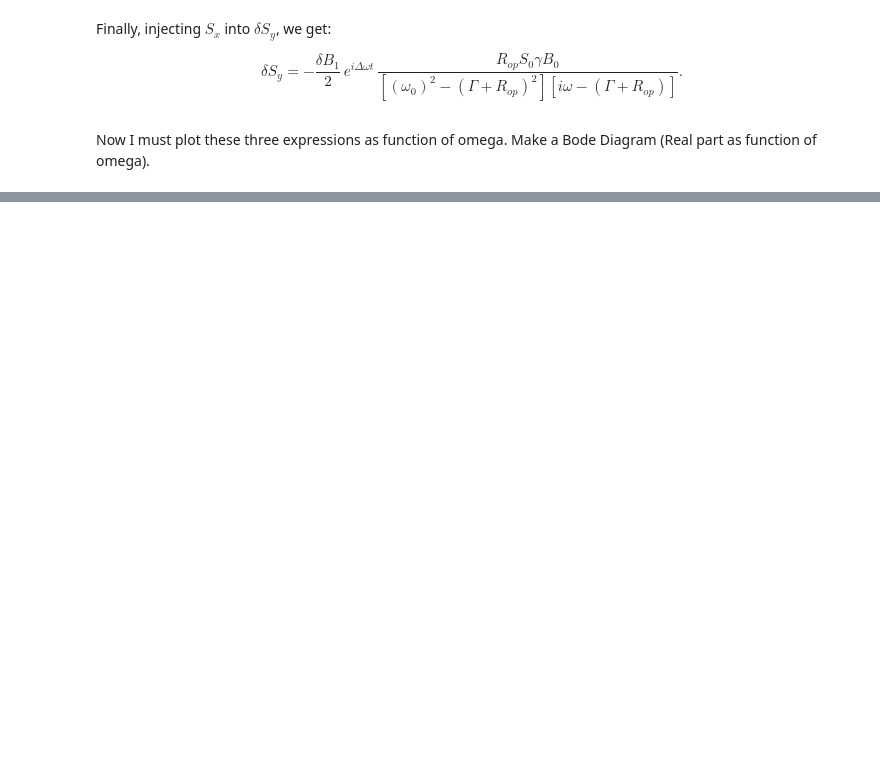
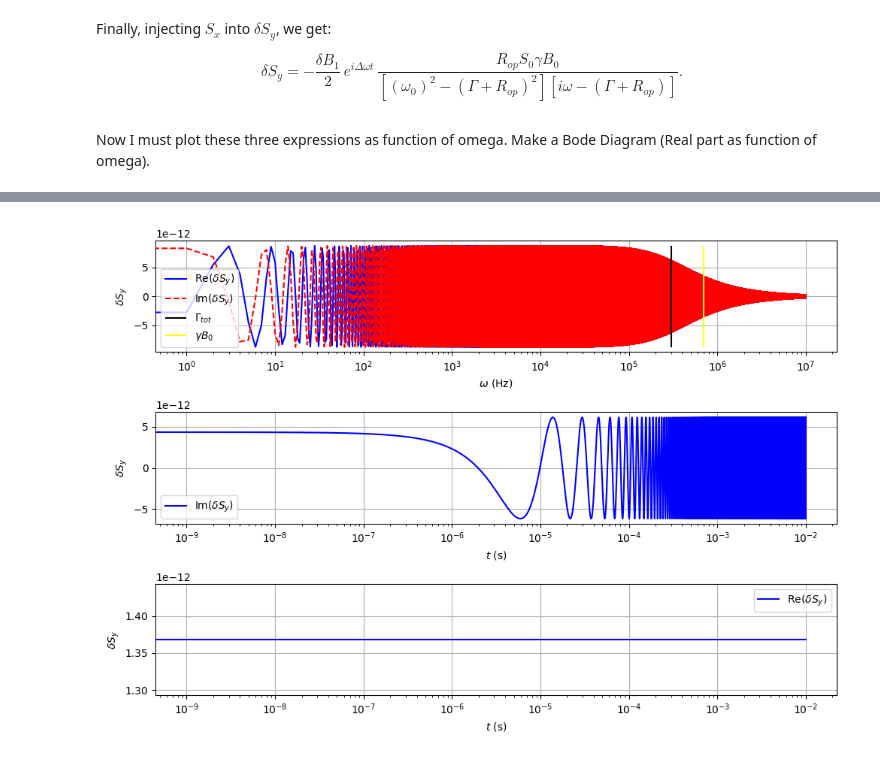
Before and after one commit to GuillaumeCLEMENT314/FHNW-, a Jupyter notebook: Bloch_symoblic_resolution.ipynb, the cells around one changed output, grey strips where cells are left out. Cells and saved outputs as stored; diff of their text form; code cells hidden in the pictures; blank space fills up the shorter version.

```diff
--- a/Bloch_symoblic_resolution.ipynb
+++ b/Bloch_symoblic_resolution.ipynb
@@ -198,0 +187,34 @@ plt.show()
+# %%
+fig, axes = plt.subplots(nrows=3, ncols=1, figsize=(10, 7))
+
+# First subplot
+axes[0].plot(w_vector, dSy_w_real, label=r"Re$(\delta S_y)$", color="b")
+axes[0].plot(w_vector, dSy_w_imag, label=r"Im$(\delta S_y)$", color="r", linestyle="dashed")
+axes[0].vlines(x=Gamma+R_op, ymin=min(dSy_w_real), ymax=max(dSy_w_imag), colors='k', label='$\Gamma_{tot}$')
+axes[0].vlines(x=gamma*B0, ymin=min(dSy_w_real), ymax=max(dSy_w_imag), colors='yellow', label='$\gamma B_0$')
+axes[0].set_xscale('log')
+axes[0].set_xlabel("$\omega$ (Hz)")
+axes[0].set_ylabel(r"$\delta S_y$")
+axes[0].legend()
+axes[0].grid()
+
+# Second subplot
+axes[1].plot(t_vector, dSy_t_imag, label=r"Im$(\delta S_y)$", color="b")
+axes[1].set_xscale('log')
+axes[1].set_xlabel("$t$ (s)")
+axes[1].set_ylabel(r"$\delta S_y$")
+axes[1].legend()
+axes[1].grid()
+
+# Third subplot
+axes[2].plot(t_vector, dSy_t_real, label=r"Re$(\delta S_y)$", color="b")
+axes[2].set_xscale('log')
+axes[2].set_xlabel("$t$ (s)")
+axes[2].set_ylabel(r"$\delta S_y$")
+axes[2].legend()
+axes[2].grid()
+
+plt.tight_layout()
+plt.show()
+# %% [output]
+[figure, added]
```
Also changed, not shown: parts of 7 cells of this notebook, 2 other files.
